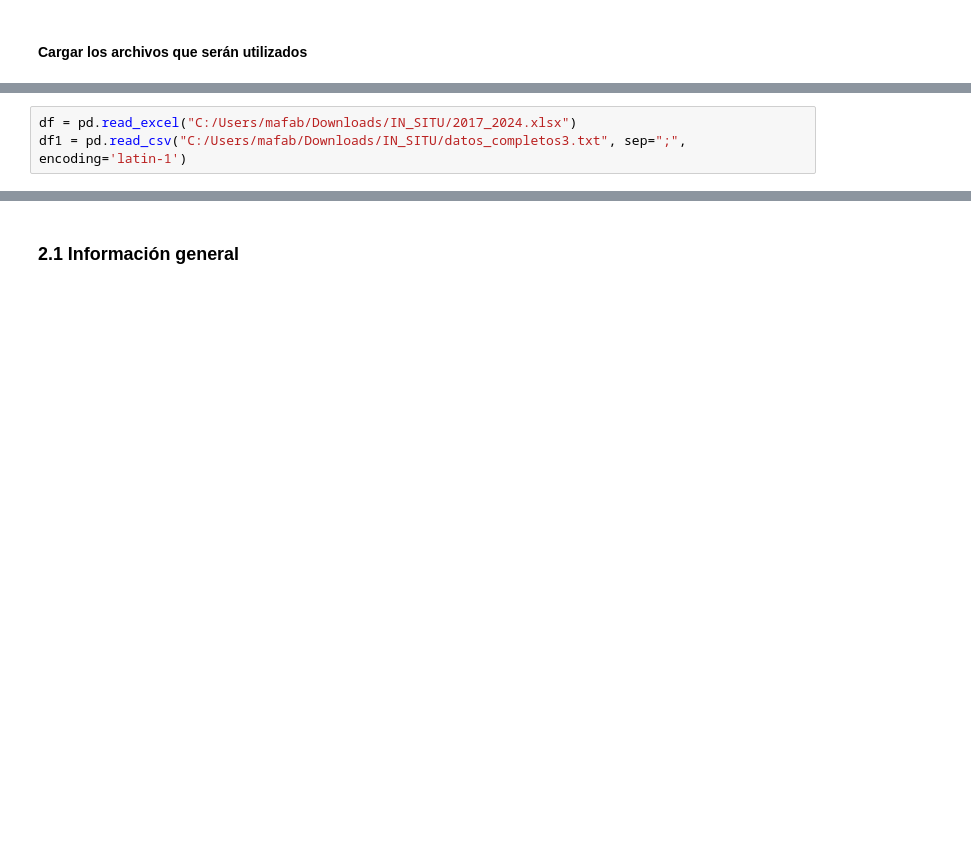
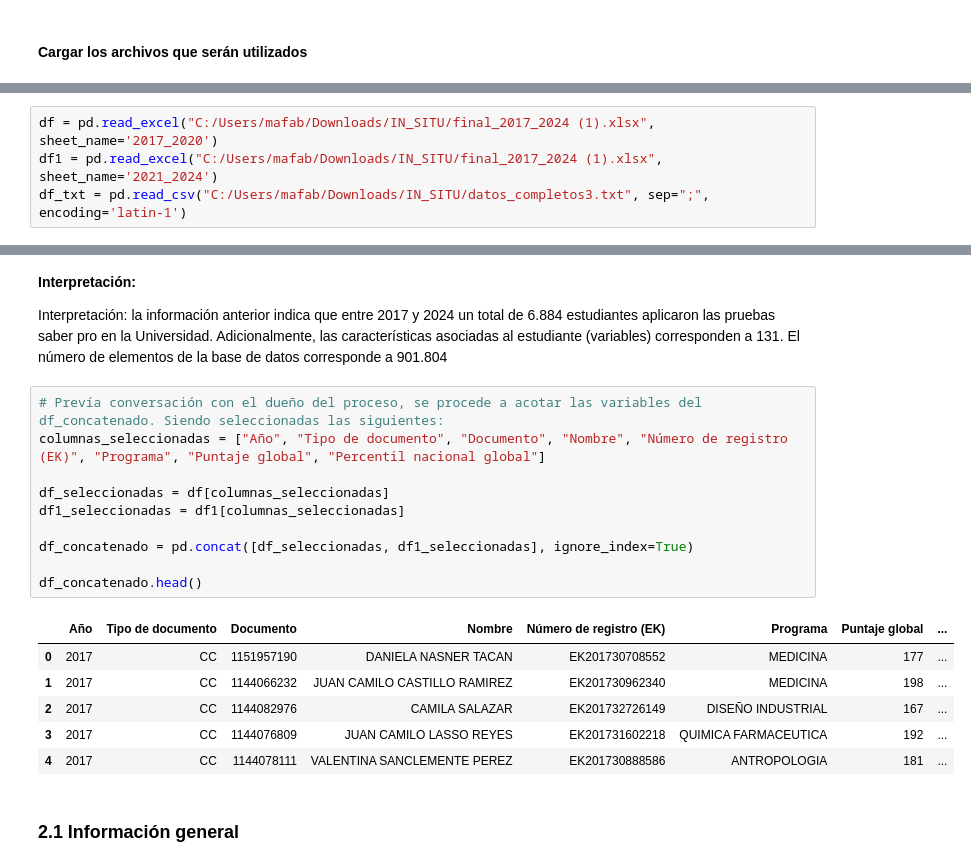
Before and after one commit to mafab9125/EDA_COURSE, a Jupyter notebook: Trabajo_Final_Exploratorio.ipynb, the cells around one changed output, grey strips where cells are left out. Drawn from its saved outputs; the diff is of its cells as text; blank space fills up the shorter version.

```diff
--- a/Trabajo_Final_Exploratorio.ipynb
+++ b/Trabajo_Final_Exploratorio.ipynb
@@ -132,3 +211,4 @@ rcParams['figure.figsize'] = (12,  6)
 # %%
-df = pd.read_excel("C:/Users/mafab/Downloads/IN_SITU/2017_2024.xlsx")
-df1 = pd.read_csv("C:/Users/mafab/Downloads/IN_SITU/datos_completos3.txt", sep=";", encoding='latin-1')
+df = pd.read_excel("C:/Users/mafab/Downloads/IN_SITU/final_2017_2024 (1).xlsx", sheet_name='2017_2020')
+df1 = pd.read_excel("C:/Users/mafab/Downloads/IN_SITU/final_2017_2024 (1).xlsx", sheet_name='2021_2024')
+df_txt = pd.read_csv("C:/Users/mafab/Downloads/IN_SITU/datos_completos3.txt", sep=";", encoding='latin-1')
@@ -135,3 +244,24 @@ df1 = pd.read_csv("C:/Users/mafab/Downloads/IN_SITU/datos_completos3.txt", sep="
+# %% [markdown]
+**Interpretación:**
+
+Interpretación: la información anterior indica que entre 2017 y 2024 un total de 6.884 estudiantes aplicaron las pruebas saber pro en la Universidad. Adicionalmente, las características asociadas al estudiante (variables) corresponden a 131. El número de elementos de la base de datos corresponde a 901.804
+# %%
+# Prevía conversación con el dueño del proceso, se procede a acotar las variables del df_concatenado. Siendo seleccionadas las siguientes:
+columnas_seleccionadas = ["Año", "Tipo de documento", "Documento", "Nombre", "Número de registro (EK)", "Programa", "Puntaje global", "Percentil nacional global"]
+
+df_seleccionadas = df[columnas_seleccionadas]
+df1_seleccionadas = df1[columnas_seleccionadas]
+
+df_concatenado = pd.concat([df_seleccionadas, df1_seleccionadas], ignore_index=True)
+
+df_concatenado.head()
+# %% [output]
+|  | Año | Tipo de documento | Documento | Nombre | Número de registro (EK) | Programa | Puntaje global | ... |
+| 0 | 2017 | CC | 1151957190 | DANIELA NASNER TACAN | EK201730708552 | MEDICINA | 177 | ... |
+| 1 | 2017 | CC | 1144066232 | JUAN CAMILO CASTILLO RAMIREZ | EK201730962340 | MEDICINA | 198 | ... |
+| 2 | 2017 | CC | 1144082976 | CAMILA SALAZAR | EK201732726149 | DISEÑO INDUSTRIAL | 167 | ... |
+| 3 | 2017 | CC | 1144076809 | JUAN CAMILO LASSO REYES | EK201731602218 | QUIMICA FARMACEUTICA | 192 | ... |
+| 4 | 2017 | CC | 1144078111 | VALENTINA SANCLEMENTE PEREZ | EK201730888586 | ANTROPOLOGIA | 181 | ... |
 # %% [markdown]
 <h3 id="informacion-general-2">2.1 Información general</h3>
 # %%
```
Also changed, not shown: parts of 46 cells of this notebook.
